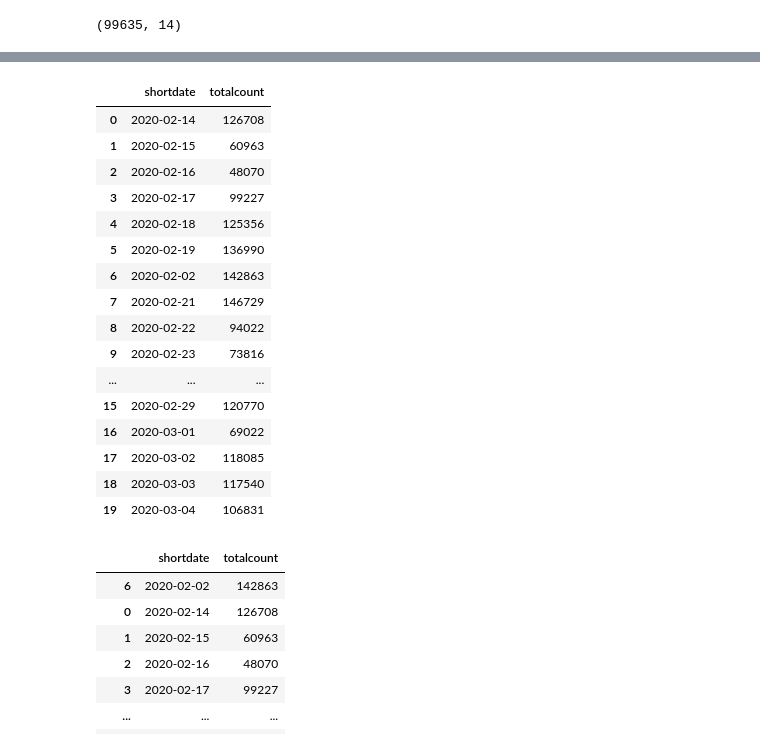
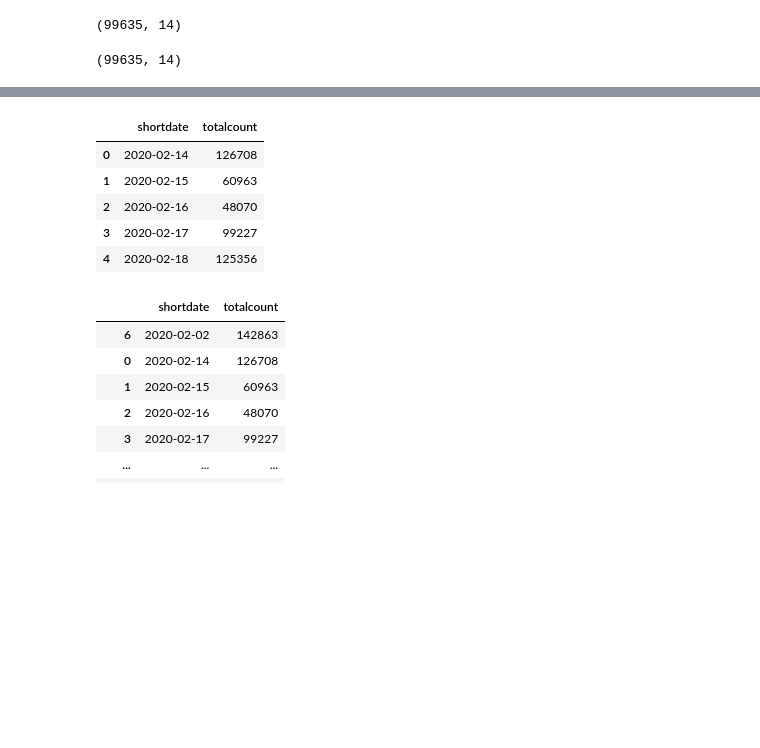
Before and after one commit to Gsirron/DataScience-sydney-pedestrians, a Jupyter notebook: Covid_activity.ipynb, the cells around one changed output, grey strips where cells are left out. Drawn from its saved outputs; the diff is of its cells as text; code cells hidden in the pictures; blank space fills up the shorter version.

```diff
--- a/Covid_activity.ipynb
+++ b/Covid_activity.ipynb
@@ -42,6 +22,14 @@ df.head()
 df.shape
 # %% [output]
 (99635, 14)
+# %%
+# remove duplicates get shape is 13 columns wtih 99635 entires
+
+df.drop_duplicates()
+# get data shape looks the same as previous shape
+df.shape
+# %% [output]
+(99635, 14)
 # %%
 # make all columns lower case
 df.columns = [col.lower() for col in df]
@@ -84,28 +69,17 @@ df.head()
 | 5 | A004 | Park Street | 2022/12/13 17:00:00+00 | 2022/12/13 | 4182 | 17 | Tuesday | 2 | 2022.51 | ... |
 # %%
 
-# group by date and sum the total count for each date
+# group by date and sum the total count for each date from each location
 grouped_items = df.groupby('shortdate')['totalcount'].sum().reset_index()
 #convert index to date formate for easier useage and ordering
 grouped_items.shortdate = pd.to_datetime(grouped_items.shortdate )
 
-grouped_items.head(20)
+grouped_items.head(5)
 # %% [output]
 |  | shortdate | totalcount |
 | 0 | 2020-02-14 | 126708 |
 | 1 | 2020-02-15 | 60963 |
 | 2 | 2020-02-16 | 48070 |
 | 3 | 2020-02-17 | 99227 |
 | 4 | 2020-02-18 | 125356 |
-| 5 | 2020-02-19 | 136990 |
-| 6 | 2020-02-02 | 142863 |
-| 7 | 2020-02-21 | 146729 |
-| 8 | 2020-02-22 | 94022 |
-| 9 | 2020-02-23 | 73816 |
-| ... | ... | ... |
-| 15 | 2020-02-29 | 120770 |
-| 16 | 2020-03-01 | 69022 |
-| 17 | 2020-03-02 | 118085 |
-| 18 | 2020-03-03 | 117540 |
-| 19 | 2020-03-04 | 106831 |
 # %%
```
Also changed, not shown: parts of 13 cells of this notebook.
